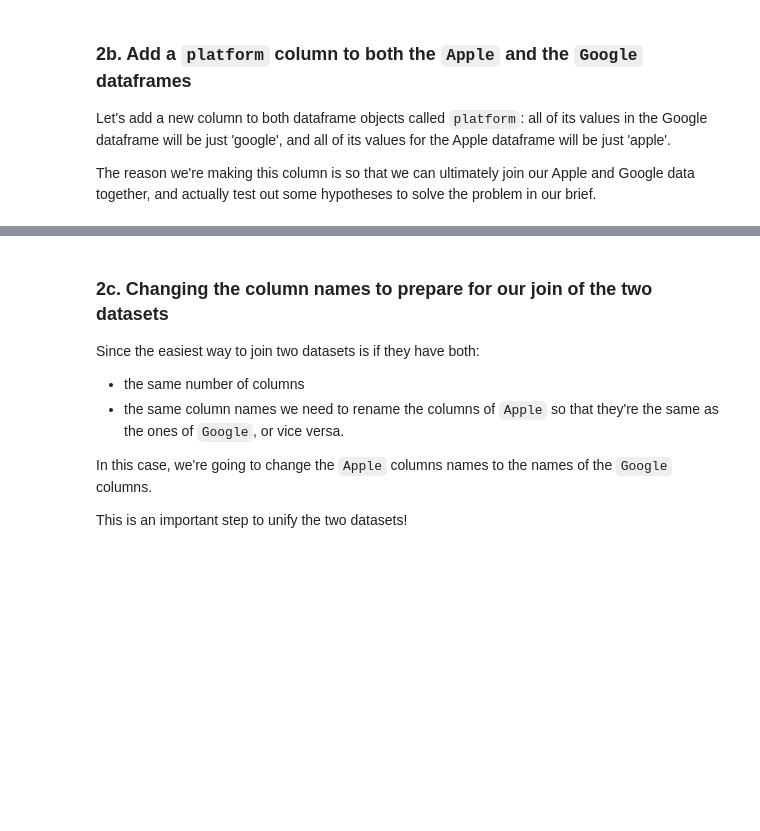
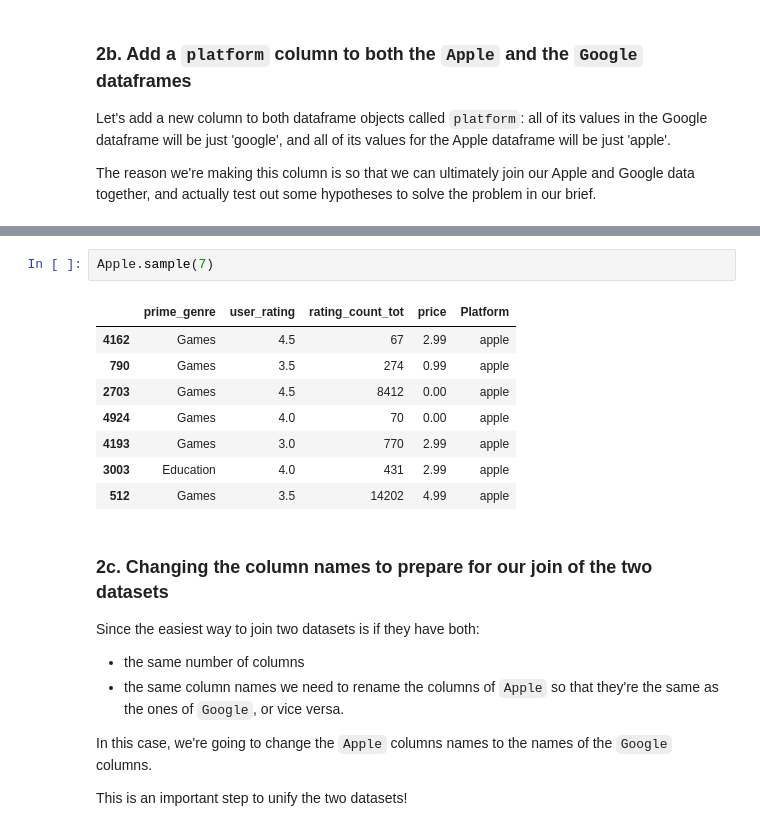
Before and after one commit to Khalif81/AppStore_GoogvsAppl, a Jupyter notebook: Springboard Apps project - Tier 3_KhalifOliver.ipynb, the cells around one changed output, grey strips where cells are left out. Drawn from its saved outputs; the diff is of its cells as text; blank space fills up the shorter version.

```diff
--- a/Springboard Apps project - Tier 3_KhalifOliver.ipynb
+++ b/Springboard Apps project - Tier 3_KhalifOliver.ipynb
@@ -259,3 +292,14 @@ _ _ _
+# %%
+Apple.sample(7)
+# %% [output]
+|  | prime_genre | user_rating | rating_count_tot | price | Platform |
+| 4162 | Games | 4.5 | 67 | 2.99 | apple |
+| 790 | Games | 3.5 | 274 | 0.99 | apple |
+| 2703 | Games | 4.5 | 8412 | 0.00 | apple |
+| 4924 | Games | 4.0 | 70 | 0.00 | apple |
+| 4193 | Games | 3.0 | 770 | 2.99 | apple |
+| 3003 | Education | 4.0 | 431 | 2.99 | apple |
+| 512 | Games | 3.5 | 14202 | 4.99 | apple |
 # %% [markdown]
 ### 2c. Changing the column names to prepare for our join of the two datasets
 Since the easiest way to join two datasets is if they have both:
```
Also changed, not shown: parts of 18 cells of this notebook.
